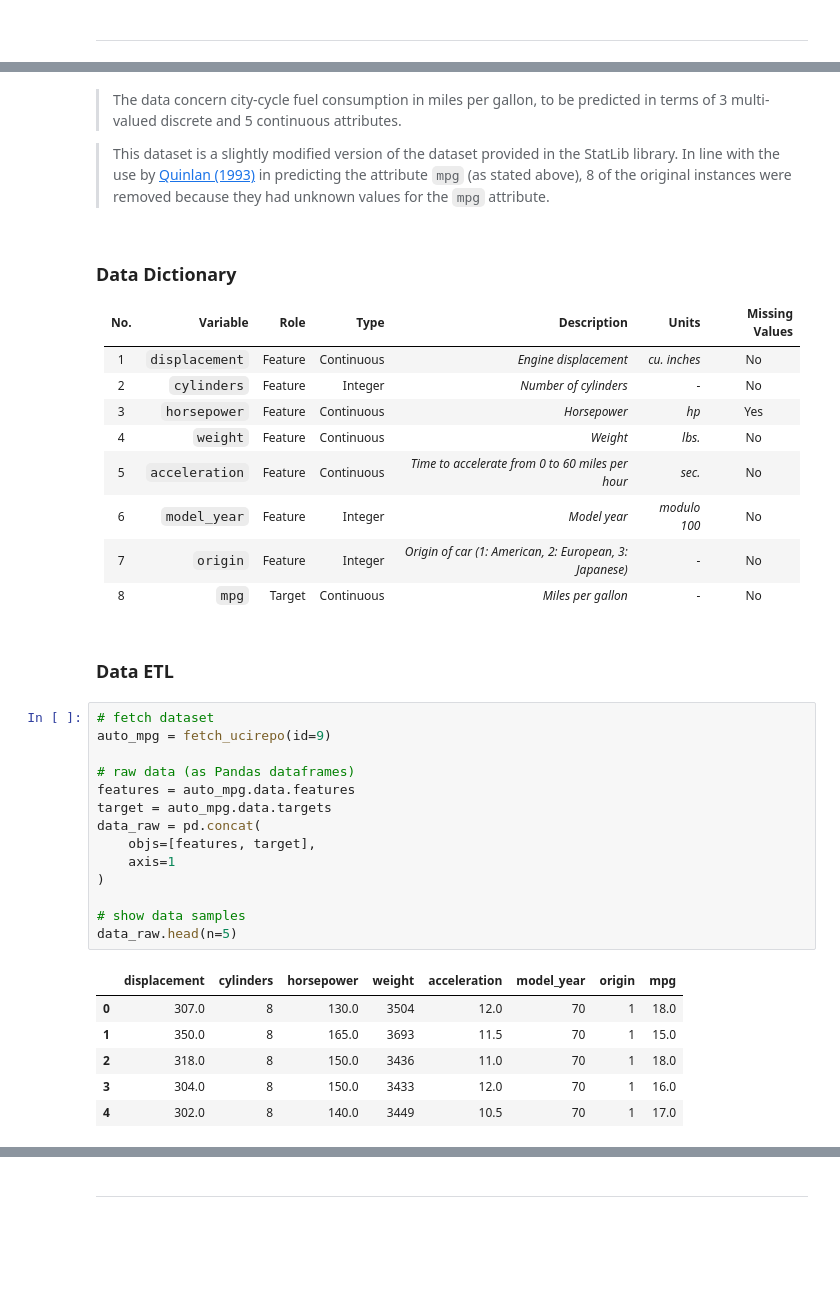
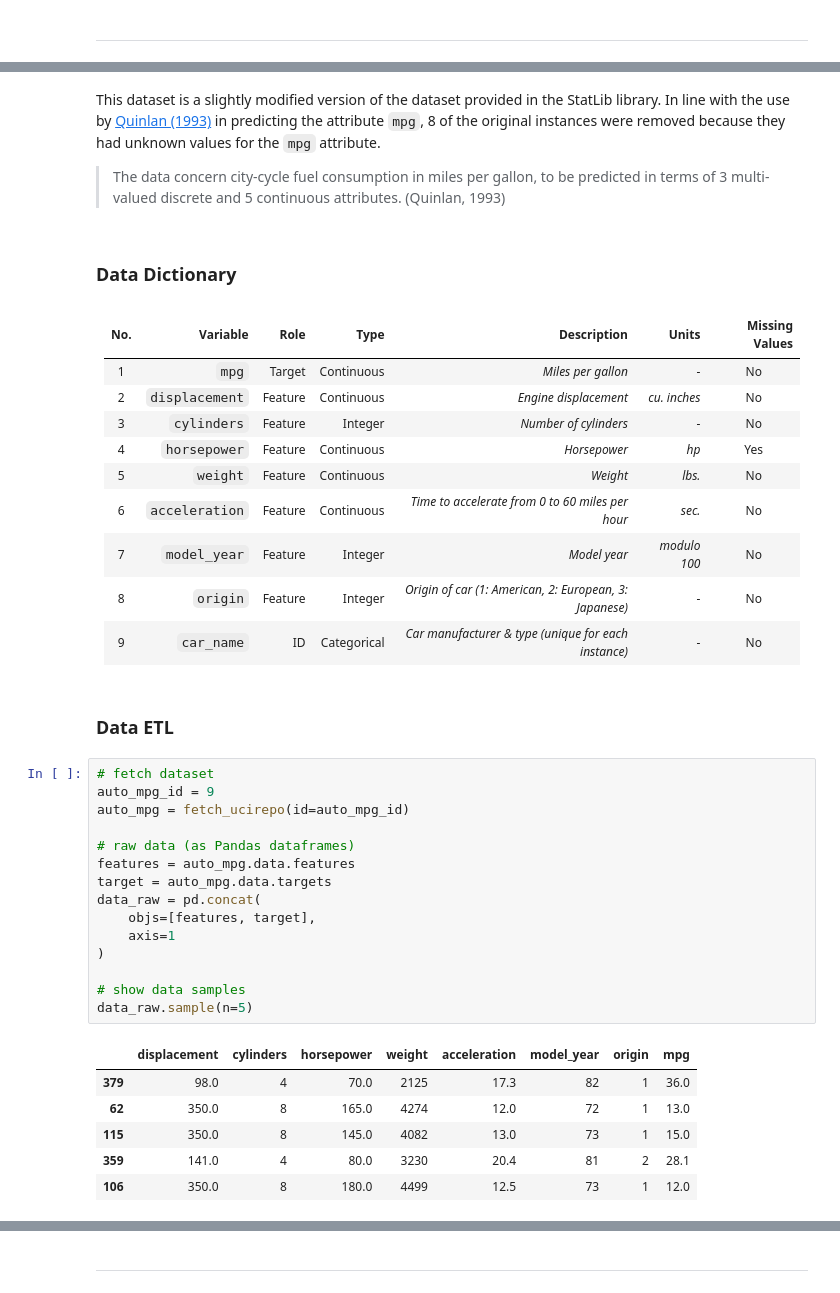
Before and after one commit to garudapaksi-yusuf/Auto_MPG_Prediction, a Jupyter notebook: notebook/notebook.ipynb, the cells around one changed output, grey strips where cells are left out. Saved outputs shown, nothing was run; the diff lists cells and outputs as text; blank space fills up the shorter version.

```diff
--- a/notebook/notebook.ipynb
+++ b/notebook/notebook.ipynb
@@ -66,47 +67,49 @@ from sklearn.model_selection import train_test_split
 
 </div>
 # %% [markdown]
-> The data concern city-cycle fuel consumption in miles per gallon, to be predicted in terms of 3 multi-valued discrete and 5 continuous attributes.
+This dataset is a slightly modified version of the dataset provided in the StatLib library. In line with the use by [Quinlan (1993)](#reference) in predicting the attribute `mpg`, 8 of the original instances were removed because they had unknown values for the `mpg` attribute.
 
-> This dataset is a slightly modified version of the dataset provided in the StatLib library. In line with the use by [Quinlan (1993)](#reference) in predicting the attribute `mpg` (as stated above), 8 of the original instances were removed because they had unknown values for the `mpg` attribute.
+> The data concern city-cycle fuel consumption in miles per gallon, to be predicted in terms of 3 multi-valued discrete and 5 continuous attributes. (Quinlan, 1993)
+# %% [markdown]
+### Data Dictionary
 # %% [markdown]
-### Data Dictionary
-
 <div align="center">
 
 | No. | Variable | Role | Type | Description | Units | Missing Values |
 | --- | --- | --- | --- | --- | --- | --- |
-| <center> 1 </center> | `displacement` | Feature | Continuous | *Engine displacement* | *cu. inches* | <center> No </center> |
-| <center> 2 </center> | `cylinders` | Feature | Integer | *Number of cylinders* | - | <center> No </center> |
-| <center> 3 </center> | `horsepower` | Feature | Continuous | *Horsepower* | *hp* | <center> Yes </center> |
-| <center> 4 </center> | `weight` | Feature | Continuous | *Weight* | *lbs.* | <center> No </center> |
-| <center> 5 </center> | `acceleration` | Feature | Continuous | *Time to accelerate from 0 to 60 miles per hour* | *sec.* | <center> No </center> |
-| <center> 6 </center> | `model_year` | Feature | Integer | *Model year* | *modulo 100* | <center> No </center> |
-| <center> 7 </center> | `origin` | Feature | Integer | *Origin of car (1: American, 2: European, 3: Japanese)* | - | <center> No </center> |
-| <center> 8 </center> | `mpg` | Target | Continuous | *Miles per gallon* | - | <center> No </center> |
+| <center> 1 </center> | `mpg` | Target | Continuous | *Miles per gallon* | - | <center> No </center> |
+| <center> 2 </center> | `displacement` | Feature | Continuous | *Engine displacement* | *cu. inches* | <center> No </center> |
+| <center> 3 </center> | `cylinders` | Feature | Integer | *Number of cylinders* | - | <center> No </center> |
+| <center> 4 </center> | `horsepower` | Feature | Continuous | *Horsepower* | *hp* | <center> Yes </center> |
+| <center> 5 </center> | `weight` | Feature | Continuous | *Weight* | *lbs.* | <center> No </center> |
+| <center> 6 </center> | `acceleration` | Feature | Continuous | *Time to accelerate from 0 to 60 miles per hour* | *sec.* | <center> No </center> |
+| <center> 7 </center> | `model_year` | Feature | Integer | *Model year* | *modulo 100* | <center> No </center> |
+| <center> 8 </center> | `origin` | Feature | Integer | *Origin of car (1: American, 2: European, 3: Japanese)* | - | <center> No </center> |
+| <center> 9 </center> | `car_name` | ID | Categorical | *Car manufacturer & type (unique for each instance)* | - | <center> No </center> |
 
 </div>
 # %% [markdown]
 ### Data ETL
 # %%
 # fetch dataset
-auto_mpg = fetch_ucirepo(id=9)
+auto_mpg_id = 9
+auto_mpg = fetch_ucirepo(id=auto_mpg_id)
 
 # raw data (as Pandas dataframes)
 features = auto_mpg.data.features
 target = auto_mpg.data.targets
 data_raw = pd.concat(
     objs=[features, target],
     axis=1
 )
 
 # show data samples
-data_raw.head(n=5)
+data_raw.sample(n=5)
 # %% [output]
 |  | displacement | cylinders | horsepower | weight | acceleration | model_year | origin | mpg |
-| 0 | 307.0 | 8 | 130.0 | 3504 | 12.0 | 70 | 1 | 18.0 |
-| 1 | 350.0 | 8 | 165.0 | 3693 | 11.5 | 70 | 1 | 15.0 |
-| 2 | 318.0 | 8 | 150.0 | 3436 | 11.0 | 70 | 1 | 18.0 |
-| 3 | 304.0 | 8 | 150.0 | 3433 | 12.0 | 70 | 1 | 16.0 |
-| 4 | 302.0 | 8 | 140.0 | 3449 | 10.5 | 70 | 1 | 17.0 |
+| 379 | 98.0 | 4 | 70.0 | 2125 | 17.3 | 82 | 1 | 36.0 |
+| 62 | 350.0 | 8 | 165.0 | 4274 | 12.0 | 72 | 1 | 13.0 |
+| 115 | 350.0 | 8 | 145.0 | 4082 | 13.0 | 73 | 1 | 15.0 |
+| 359 | 141.0 | 4 | 80.0 | 3230 | 20.4 | 81 | 2 | 28.1 |
+| 106 | 350.0 | 8 | 180.0 | 4499 | 12.5 | 73 | 1 | 12.0 |
 # %% [markdown]
```
Also changed, not shown: parts of 155 cells of this notebook, 1 other file.
